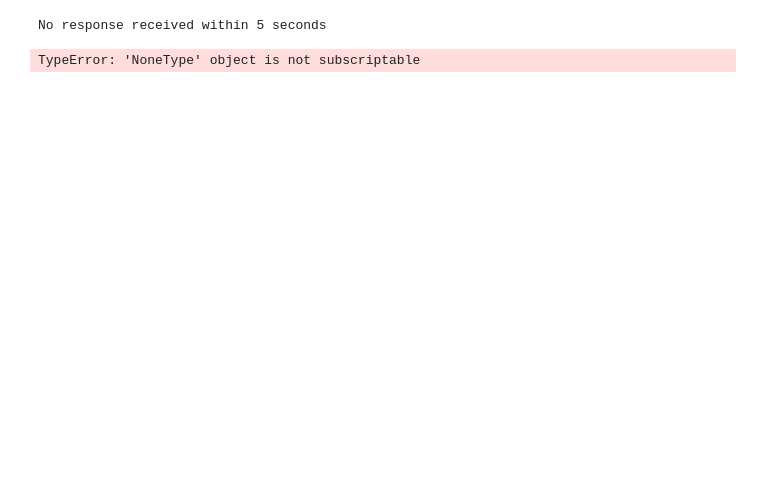
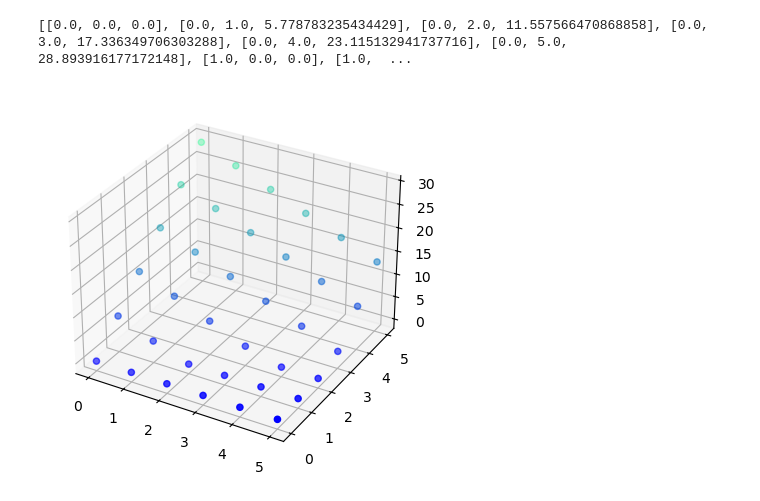
Before and after one commit to Tokumei-54/Prepa, a Jupyter notebook: TIPE/V0/test.ipynb, the cells around one changed output. Cells and saved outputs as stored; diff of their text form; code cells hidden in the pictures; blank space fills up the shorter version.

```diff
--- a/TIPE/V0/test.ipynb
+++ b/TIPE/V0/test.ipynb
@@ -22,7 +22,7 @@ print(model.b)
 {1: array([[0.]]), 2: array([[0.]])}
 # %%
-model.W = {1: np.array([[ 1.0],[1.1]]), 2: np.array([[2]])}
-model.b = {1: np.array([[0.]]), 2: np.array([[0.]])}
+# model.W = {1: np.array([[ 1.0],[1.1]]), 2: np.array([[2]])}
+# model.b = {1: np.array([[0.]]), 2: np.array([[0.]])}
 # %%
 NN.set_weights_and_biases(model)
 # %%
@@ -37,23 +37,26 @@ for _ in range(6):
 # %%
 points = []
 sub = 6
 
 for x in np.linspace(0, 5, sub):
     for y in np.linspace(0, 5, sub):
-        z = model.use([x,y],5)
-        points.append([x, y,z[0]])
+        z = model.use([x, y], 100)
+        if z is None:
+            print(f"No response for input: {[x, y]}")
+            continue
+        points.append([float(x), float(y), float(z[0][0])])
 
 # for x in np.linspace(0, 5, sub):
 #         z = model.use([x,0],5)
 #         points.append([x,0,z[0]])
 
 print(points)
 points = np.array(points)
 
 fig = plt.figure()
 ax = fig.add_subplot(111, projection="3d")
 ax.scatter(points[:, 0], points[:, 1], points[:, 2], c=points[:, 2], cmap="winter")
 plt.show()
 # %% [output]
-No response received within 5 seconds
+[[0.0, 0.0, 0.0], [0.0, 1.0, 5.778783235434429], [0.0, 2.0, 11.557566470868858], [0.0, 3.0, 17.336349706303288], [0.0, 4.0, 23.115132941737716], [0.0, 5.0, 28.893916177172148], [1.0, 0.0, 0.0], [1.0,  ...
-TypeError: 'NoneType' object is not subscriptable
+[figure, added]
```
Also changed, not shown: parts of 1 cell of this notebook, 22 other files.
